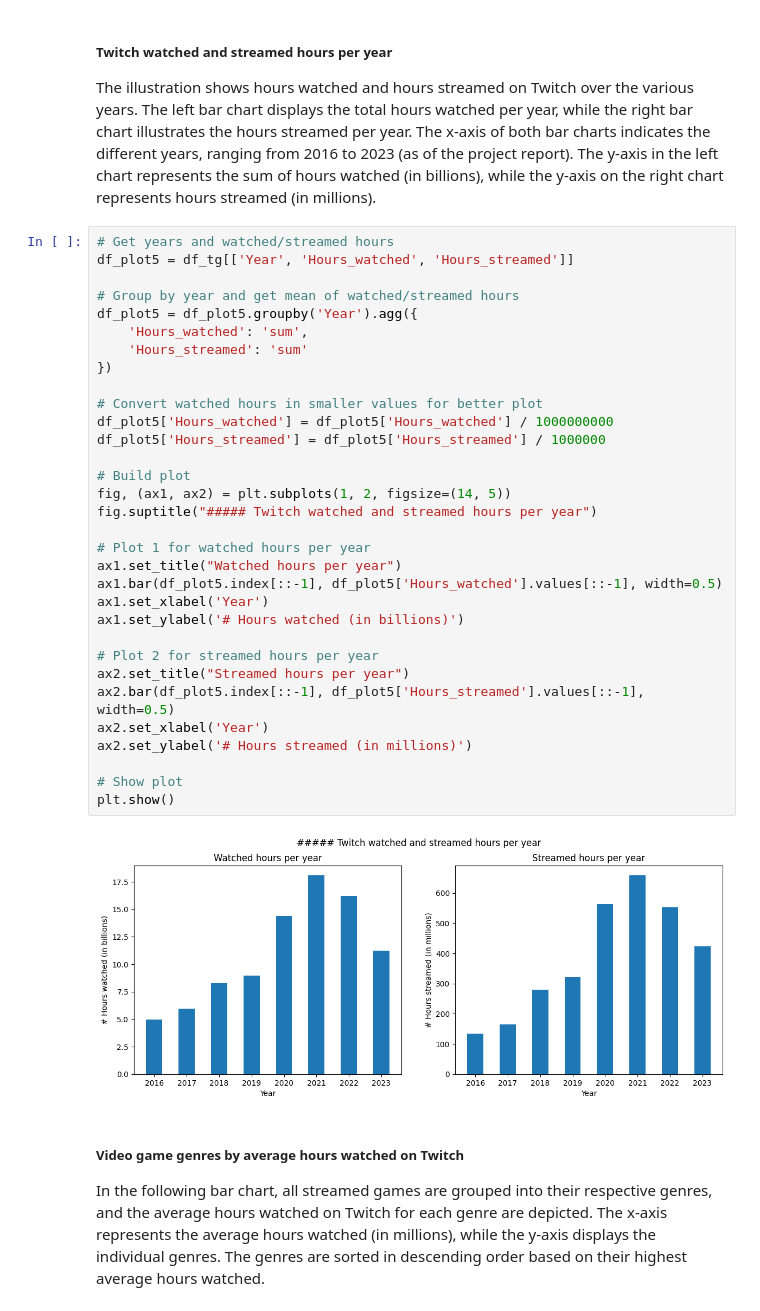
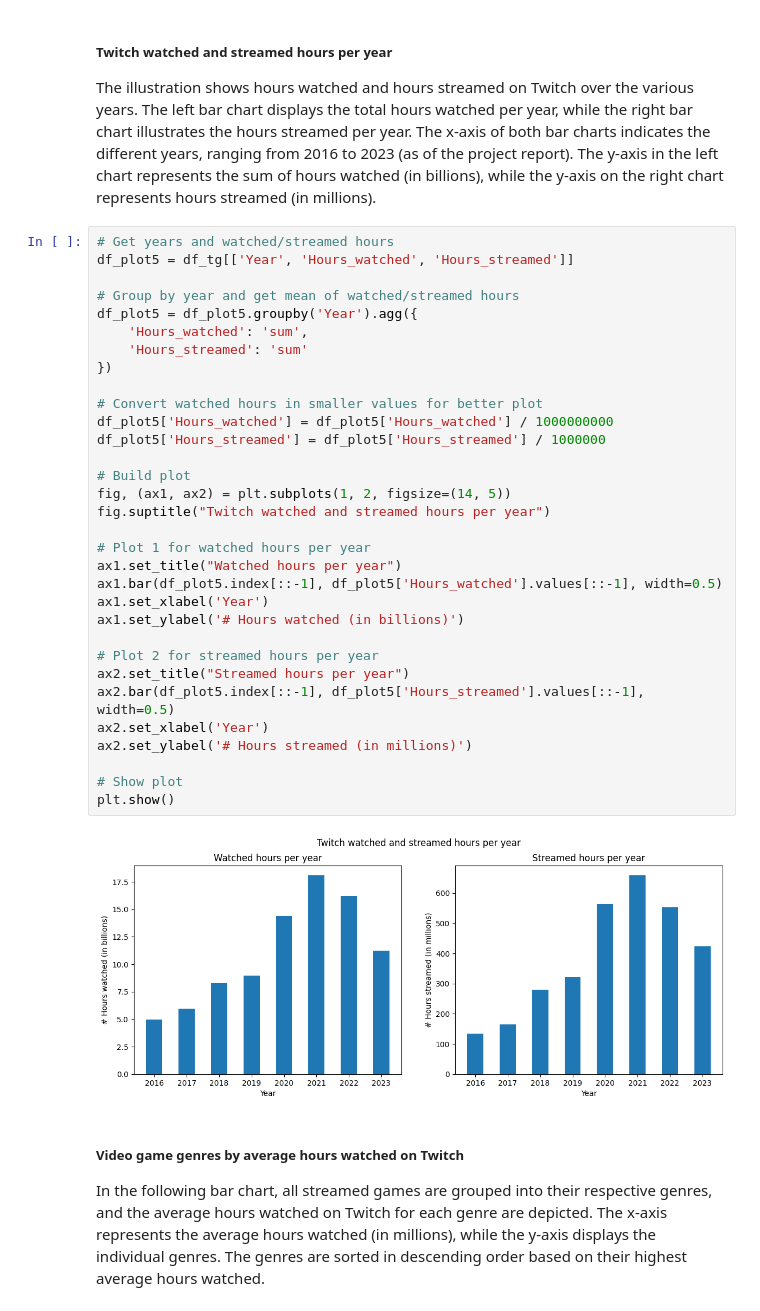
Before and after one commit to KevGame/made-template, a Jupyter notebook: project/report.ipynb, the cells around one changed output. Drawn from its saved outputs; the diff is of its cells as text.

```diff
--- a/project/report.ipynb
+++ b/project/report.ipynb
@@ -278,35 +278,35 @@ The illustration shows hours watched and hours streamed on Twitch over the vario
 df_plot5 = df_tg[['Year', 'Hours_watched', 'Hours_streamed']]
 
 # Group by year and get mean of watched/streamed hours
 df_plot5 = df_plot5.groupby('Year').agg({
     'Hours_watched': 'sum',
     'Hours_streamed': 'sum'
 })
 
 # Convert watched hours in smaller values for better plot
 df_plot5['Hours_watched'] = df_plot5['Hours_watched'] / 1000000000
 df_plot5['Hours_streamed'] = df_plot5['Hours_streamed'] / 1000000
 
 # Build plot
 fig, (ax1, ax2) = plt.subplots(1, 2, figsize=(14, 5))
-fig.suptitle("##### Twitch watched and streamed hours per year")
+fig.suptitle("Twitch watched and streamed hours per year")
 
 # Plot 1 for watched hours per year
 ax1.set_title("Watched hours per year")
 ax1.bar(df_plot5.index[::-1], df_plot5['Hours_watched'].values[::-1], width=0.5)
 ax1.set_xlabel('Year')
 ax1.set_ylabel('# Hours watched (in billions)')
 
 # Plot 2 for streamed hours per year
 ax2.set_title("Streamed hours per year")
 ax2.bar(df_plot5.index[::-1], df_plot5['Hours_streamed'].values[::-1], width=0.5)
 ax2.set_xlabel('Year')
 ax2.set_ylabel('# Hours streamed (in millions)')
 
 # Show plot
 plt.show()
 # %% [output]
-[figure, old version]
+[figure, new version]
 # %% [markdown]
 ##### Video game genres by average hours watched on Twitch
 
```
Also changed, not shown: parts of 1 cell of this notebook.
